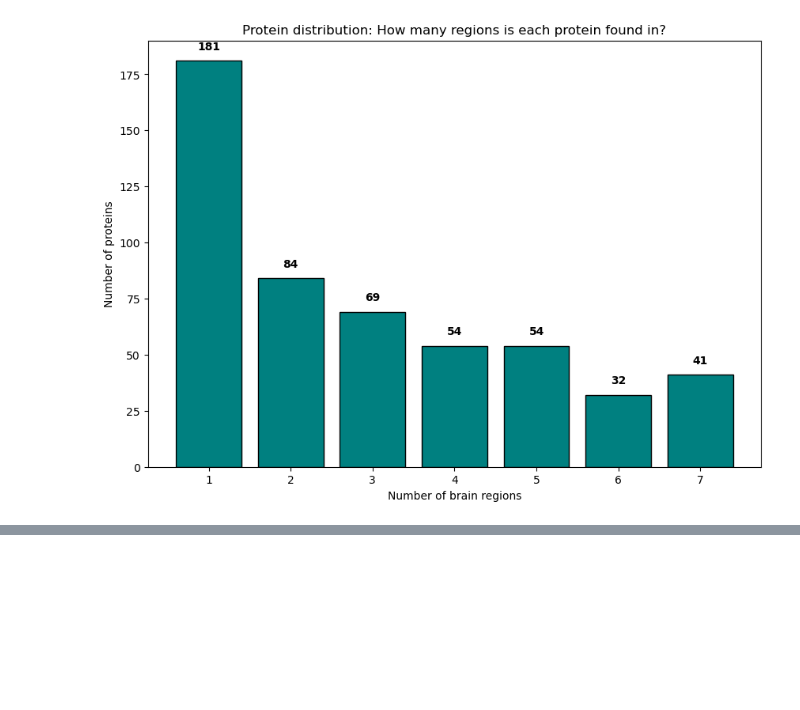
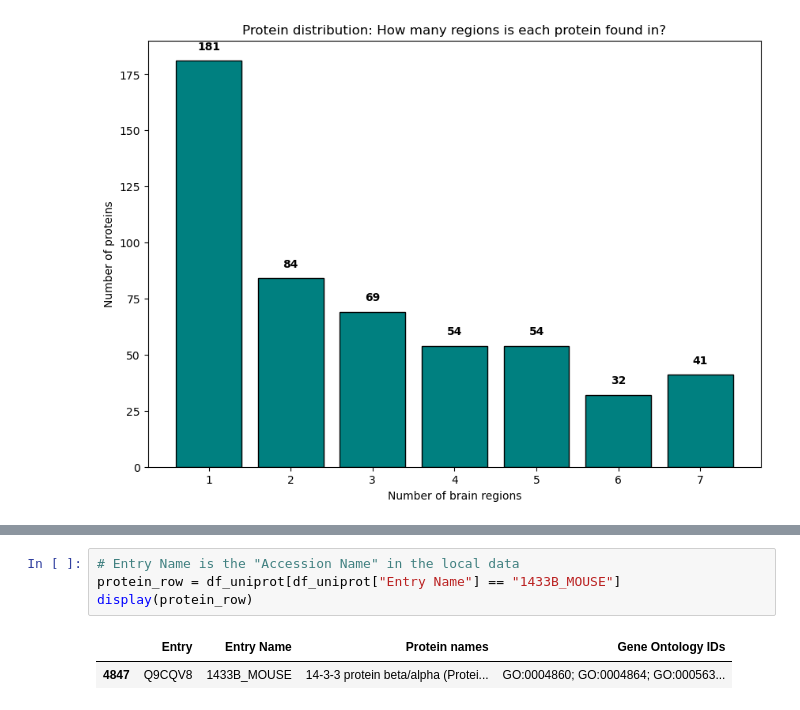
Before and after one commit to ikotsov/proteomic-analysis, a Jupyter notebook: notebooks/data_exploration.ipynb, the cells around one changed output, grey strips where cells are left out. Drawn from its saved outputs; the diff is of its cells as text; blank space fills up the shorter version.

```diff
--- a/notebooks/data_exploration.ipynb
+++ b/notebooks/data_exploration.ipynb
@@ -331,0 +346,7 @@ plt.show()
+# %%
+# Entry Name is the "Accession Name" in the local data
+protein_row = df_uniprot[df_uniprot["Entry Name"] == "1433B_MOUSE"]
+display(protein_row)
+# %% [output]
+|  | Entry | Entry Name | Protein names | Gene Ontology IDs |
+| 4847 | Q9CQV8 | 1433B_MOUSE | 14-3-3 protein beta/alpha (Protei... | GO:0004860; GO:0004864; GO:000563... |
```
Also changed, not shown: parts of 1 cell of this notebook.
